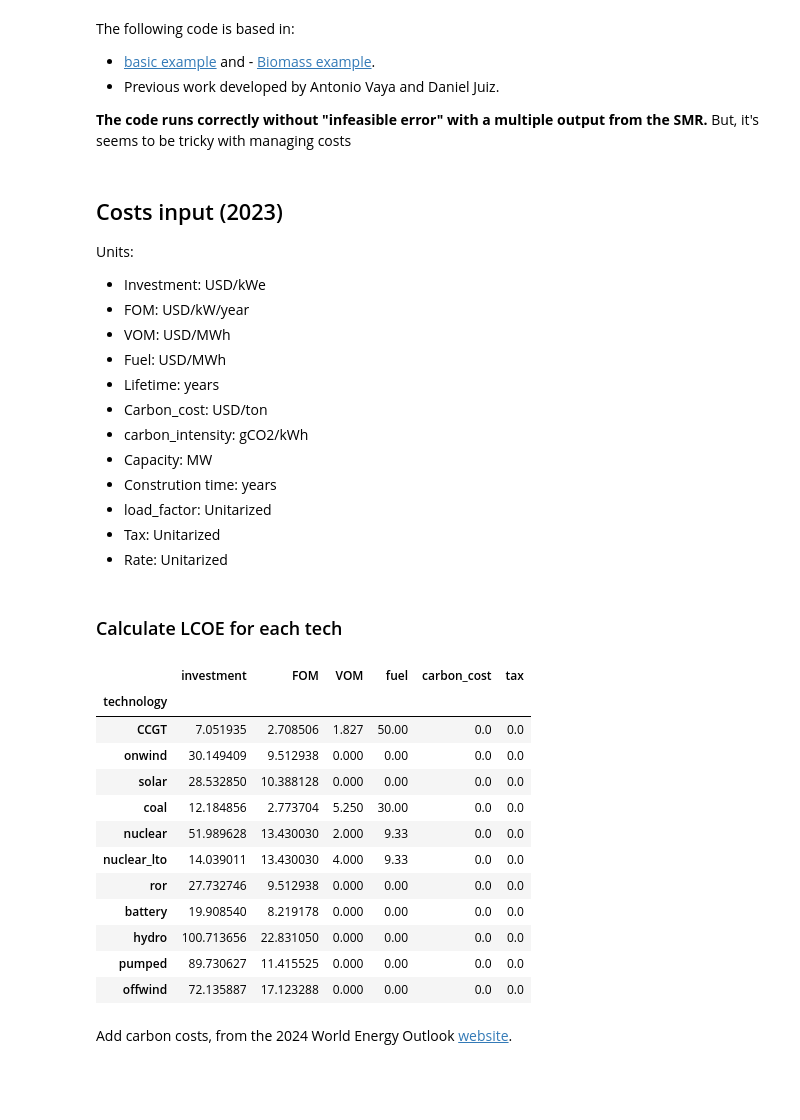
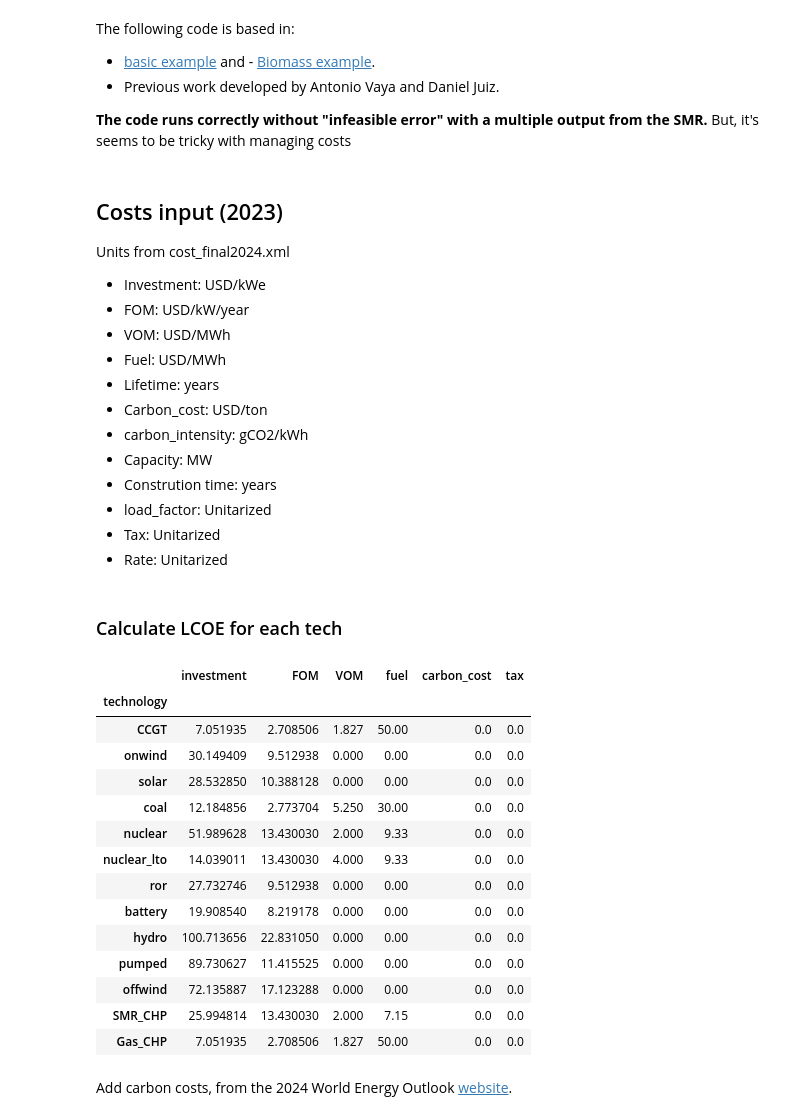
Before and after one commit to C-ansi-eof/SIDNE-Model, a Jupyter notebook: SMR_multilink.ipynb, the cells around one changed output. Saved outputs shown, nothing was run; the diff lists cells and outputs as text; code cells hidden in the pictures; blank space fills up the shorter version.

```diff
--- a/SMR_multilink.ipynb
+++ b/SMR_multilink.ipynb
@@ -18,7 +18,7 @@ import packages
 # conda install openpyxl
 # %% [markdown]
 ## Costs input (2023)
-Units:
+Units from cost_final2024.xml
   - Investment: USD/kWe
   - FOM: USD/kW/year
   - VOM: USD/MWh
@@ -49,26 +49,28 @@ cost=pd.read_csv('./cost_final24.csv', index_col=0)
 # %%
 # Compute all LCOEs
 df = pd.DataFrame()
-techs=['CCGT','onwind','solar','coal','nuclear','nuclear_lto','ror','battery','hydro','pumped','offwind' ]
+techs=['CCGT','onwind','solar','coal','nuclear','nuclear_lto','ror','battery','hydro','pumped','offwind','SMR_CHP', 'Gas_CHP']
 
 for tech in techs:
     df=pd.concat([df, packages.LCOE(tech, cost, tech)])
 
 df
 # %% [output]
 |  | investment | FOM | VOM | fuel | carbon_cost | tax |
 | technology |  |  |  |  |  |  |
 | CCGT | 7.051935 | 2.708506 | 1.827 | 50.00 | 0.0 | 0.0 |
 | onwind | 30.149409 | 9.512938 | 0.000 | 0.00 | 0.0 | 0.0 |
 | solar | 28.532850 | 10.388128 | 0.000 | 0.00 | 0.0 | 0.0 |
 | coal | 12.184856 | 2.773704 | 5.250 | 30.00 | 0.0 | 0.0 |
 | nuclear | 51.989628 | 13.430030 | 2.000 | 9.33 | 0.0 | 0.0 |
 | nuclear_lto | 14.039011 | 13.430030 | 4.000 | 9.33 | 0.0 | 0.0 |
 | ror | 27.732746 | 9.512938 | 0.000 | 0.00 | 0.0 | 0.0 |
 | battery | 19.908540 | 8.219178 | 0.000 | 0.00 | 0.0 | 0.0 |
 | hydro | 100.713656 | 22.831050 | 0.000 | 0.00 | 0.0 | 0.0 |
 | pumped | 89.730627 | 11.415525 | 0.000 | 0.00 | 0.0 | 0.0 |
 | offwind | 72.135887 | 17.123288 | 0.000 | 0.00 | 0.0 | 0.0 |
+| SMR_CHP | 25.994814 | 13.430030 | 2.000 | 7.15 | 0.0 | 0.0 |
+| Gas_CHP | 7.051935 | 2.708506 | 1.827 | 50.00 | 0.0 | 0.0 |
 # %%
 #Sum LCOEs components
 
```
Also changed, not shown: parts of 10 cells of this notebook, 6 other files.
